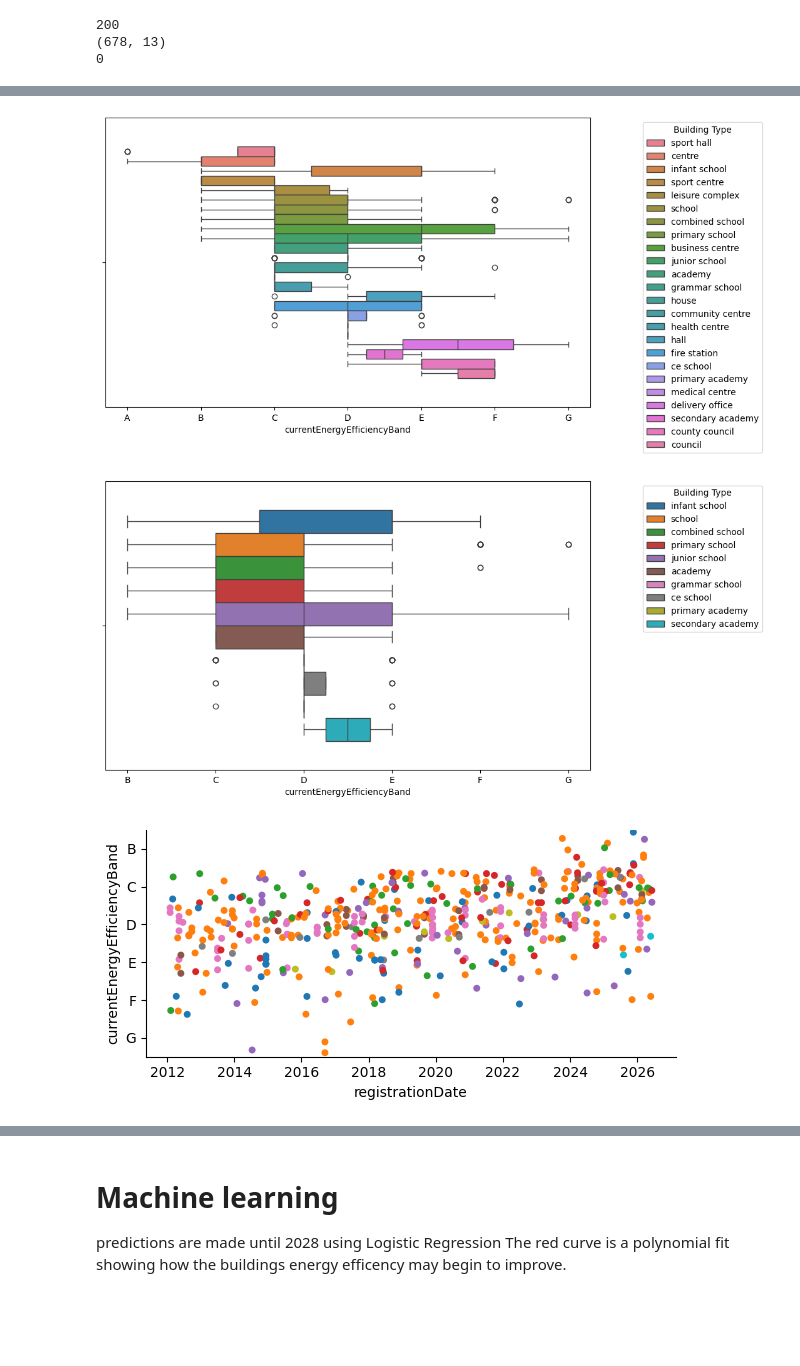
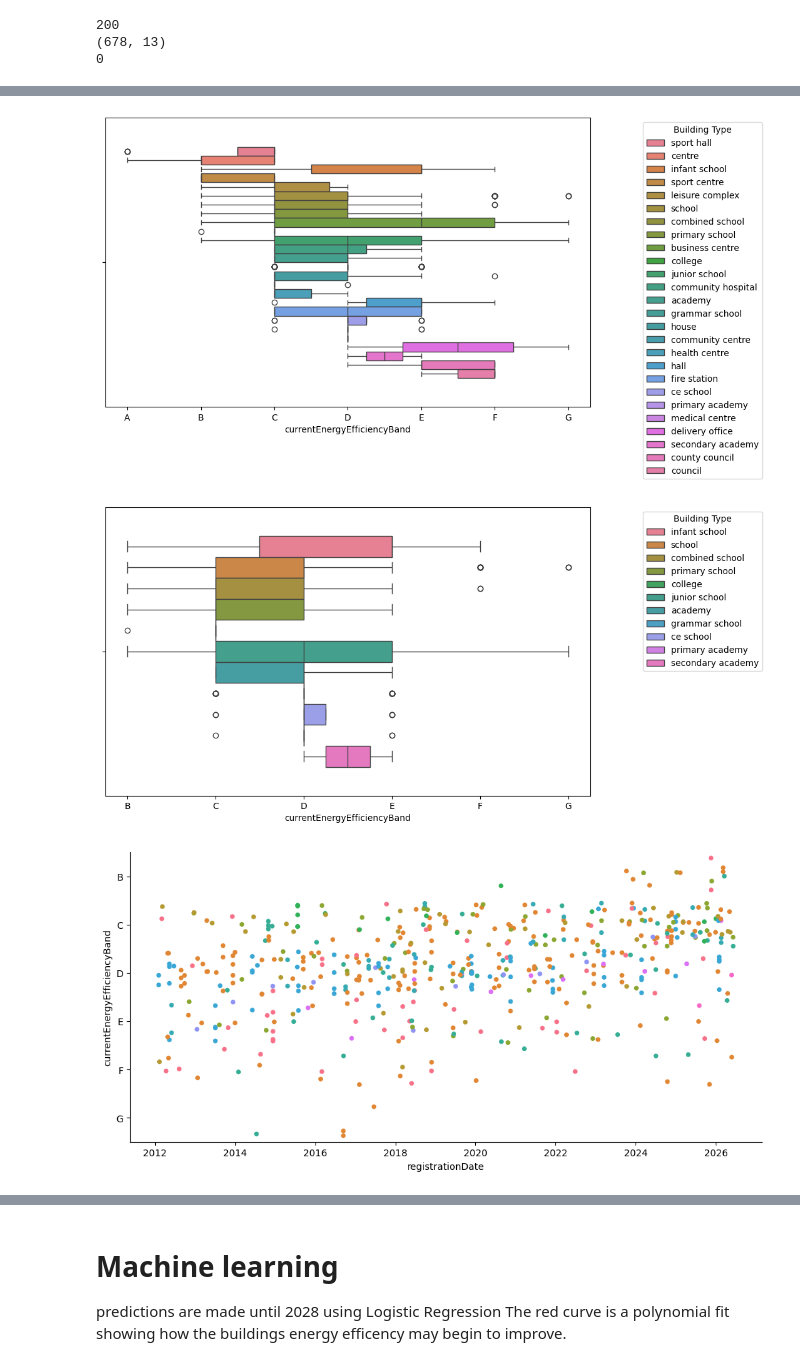
Before and after one commit to WillUniRal/Energy-Ai-consumptions, a Jupyter notebook: COM6003-CW1.ipynb, the cells around one changed output, grey strips where cells are left out. Saved outputs shown, nothing was run; the diff lists cells and outputs as text; code cells hidden in the pictures; blank space fills up the shorter version.

Commit message:
Fixed colleges, new tests, csv saving

```diff
--- a/COM6003-CW1.ipynb
+++ b/COM6003-CW1.ipynb
@@ -52,6 +52,7 @@ import re
 class PreProcess :
 
     LEMMITIZER = WordNetLemmatizer()
+    ADDRESS_COLS = ["addressLine1", "addressLine2", "addressLine3", "addressLine4"]
 
     @classmethod
     def clean(cls,data_frame : pd.DataFrame) -> pd.DataFrame:
@@ -70,17 +71,15 @@ class PreProcess :
         data_frame["registrationDate"] = pd.to_datetime(data_frame["registrationDate"])
         data_frame.sort_values(by="registrationDate")
 
-        cols = ["addressLine1", "addressLine2", "addressLine3", "addressLine4"]
-
         data_frame["FullAddress"] = (
-            data_frame[cols]
+            data_frame[cls.ADDRESS_COLS]
             .fillna("")
             .agg("\n ".join, axis=1)
             .str.replace(r"\s+", " ", regex=True)
             .str.strip()
         )
 
-        return data_frame
+        return cls.drop_unnecessary_cols(data_frame,addressLines=True)
     @classmethod
 #
     def drop_address_duplicates(cls,data_frame : pd.DataFrame) -> pd.DataFrame:
@@ -111,7 +110,17 @@ class PreProcess :
         data_frame = data_frame.drop_duplicates(subset=['postcode'], keep='first')
         return data_frame
 
+    @classmethod
+    def drop_unnecessary_cols(cls, data_frame : pd.DataFrame,addressLines=False) -> pd.DataFrame:
+        if addressLines :
+            return data_frame.drop(cls.ADDRESS_COLS,axis="columns")
+        else :
+            return data_frame.drop(["tokens","registrationYear"],axis="columns",errors="ignore")
+
+
+
 data_frame = pd.DataFrame(data['data'])
+print(data_frame.isna().sum())
 # data_frame.shape 678
 data_frame = PreProcess.clean(data_frame)
 data_frame = PreProcess.make_full_address(data_frame)
@@ -345,7 +363,7 @@ building_descriptor = {"combined",
     "health", "youth", "delivery", "county", "fire", "business","court" , "leisure"
 }
 building_types = {
-    "school","centre","station","office","council", "college"
+    "school","centre","station","office","council", "college",
     "hospital","surgery","library","academy","court",
     "hall","church","nursery","house","complex", "department"
 }
@@ -426,7 +460,7 @@ sns.boxplot(data=data_dy_frame,hue="BuildingType",x='currentEnergyEfficiencyBand
 plt.legend(bbox_to_anchor=(1.1, 1), loc='upper left', title="Building Type")
 plt.show()
 # %% [output]
-[figure, old version]
+[figure, new version]
 # %%
 # schools only
 school_frame = data_frame.groupby("BuildingType").filter(lambda x: x["BuildingType"].str.contains("school|college|academy").any())
@@ -435,21 +469,21 @@ sns.boxplot(data=school_frame,hue="BuildingType",x='currentEnergyEfficiencyBand'
 plt.legend(bbox_to_anchor=(1.1, 1), loc='upper left', title="Building Type")
 plt.show()
 # %% [output]
-[figure, old version]
+[figure, new version]
 # %%
 school_frame["registrationDate"] = pd.to_datetime(school_frame["registrationDate"])
 school_frame["registrationYear"] = school_frame["registrationDate"].dt.year
 table = sns.catplot(
     data=school_frame,
     x="registrationDate",
     y="currentEnergyEfficiencyBand",
     hue="BuildingType",
     native_scale=True,
     jitter=0.45,
     kind="strip",
     legend= False,
-    height=3,
+    height=5,
     aspect=2
 )
 # %% [output]
-[figure, old version]
+[figure, new version]
```
Also changed, not shown: parts of 11 cells of this notebook, 1 other file.
